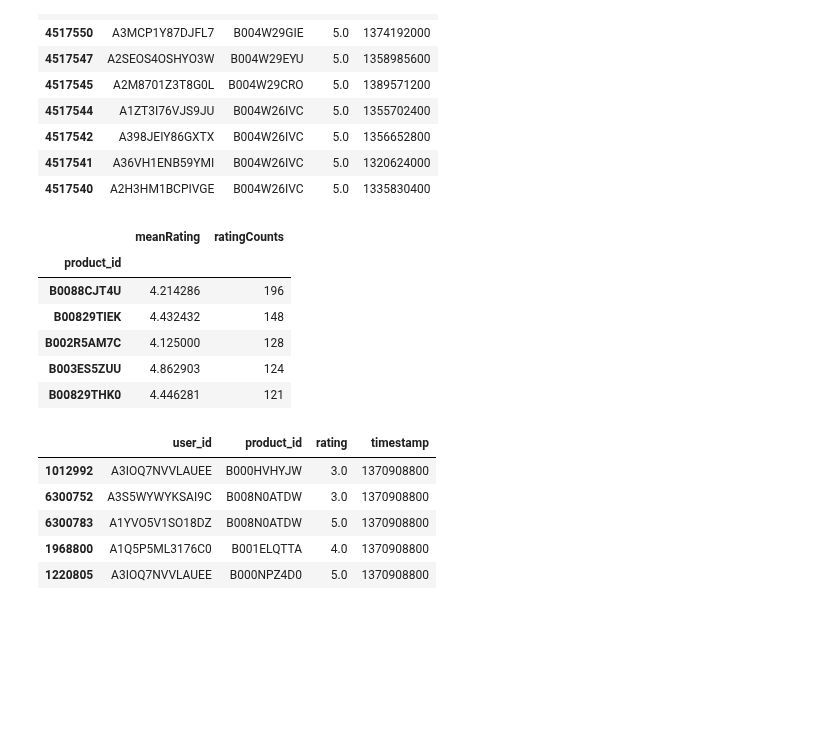
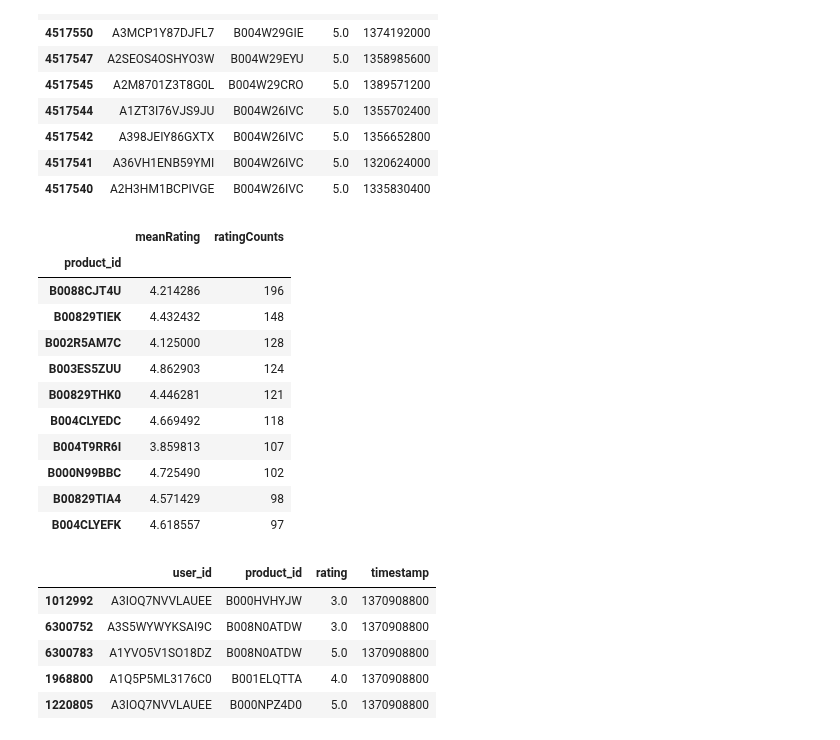
Before and after one commit to GreatLearningAIML1/chennai-aug-batch-senthilvelavan, a Jupyter notebook: RecommendationSystems/Assignment/Recommendation Systems_R5_Project.ipynb, the cells around one changed output. Saved outputs shown, nothing was run; the diff lists cells and outputs as text; code cells hidden in the pictures; blank space fills up the shorter version.

```diff
--- a/RecommendationSystems/Assignment/Recommendation Systems_R5_Project.ipynb
+++ b/RecommendationSystems/Assignment/Recommendation Systems_R5_Project.ipynb
@@ -418,15 +418,20 @@ def recommendPopularProducts(trainData,userId):
     returnDf = pd.DataFrame(data={'meanRating':meanRating,'ratingCounts':ratingCount}).sort_values(by=['ratingCounts','meanRating'], ascending=False)
     return returnDf
 # %%
-recommendPopularProducts(X_train,'A3IOQ7NVVLAUEE').head()
+recommendPopularProducts(X_train,'A3IOQ7NVVLAUEE').head(10)
 # %% [output]
 |  | meanRating | ratingCounts |
 | product_id |  |  |
 | B0088CJT4U | 4.214286 | 196 |
 | B00829TIEK | 4.432432 | 148 |
 | B002R5AM7C | 4.125000 | 128 |
 | B003ES5ZUU | 4.862903 | 124 |
 | B00829THK0 | 4.446281 | 121 |
+| B004CLYEDC | 4.669492 | 118 |
+| B004T9RR6I | 3.859813 | 107 |
+| B000N99BBC | 4.725490 | 102 |
+| B00829TIA4 | 4.571429 | 98 |
+| B004CLYEFK | 4.618557 | 97 |
 # %%
 X_test.head()
 # %% [output]
```
Also changed, not shown: parts of 20 cells of this notebook.
